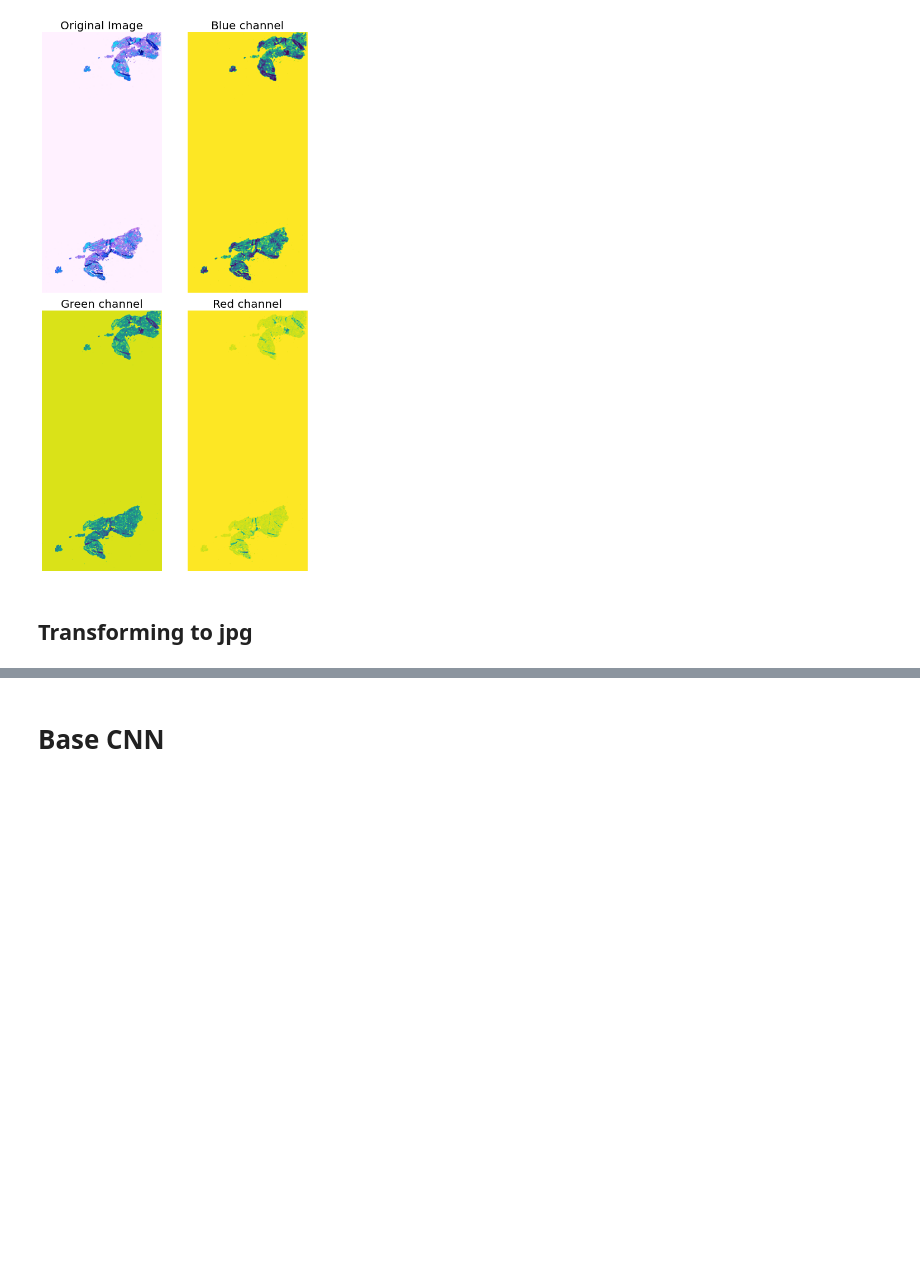
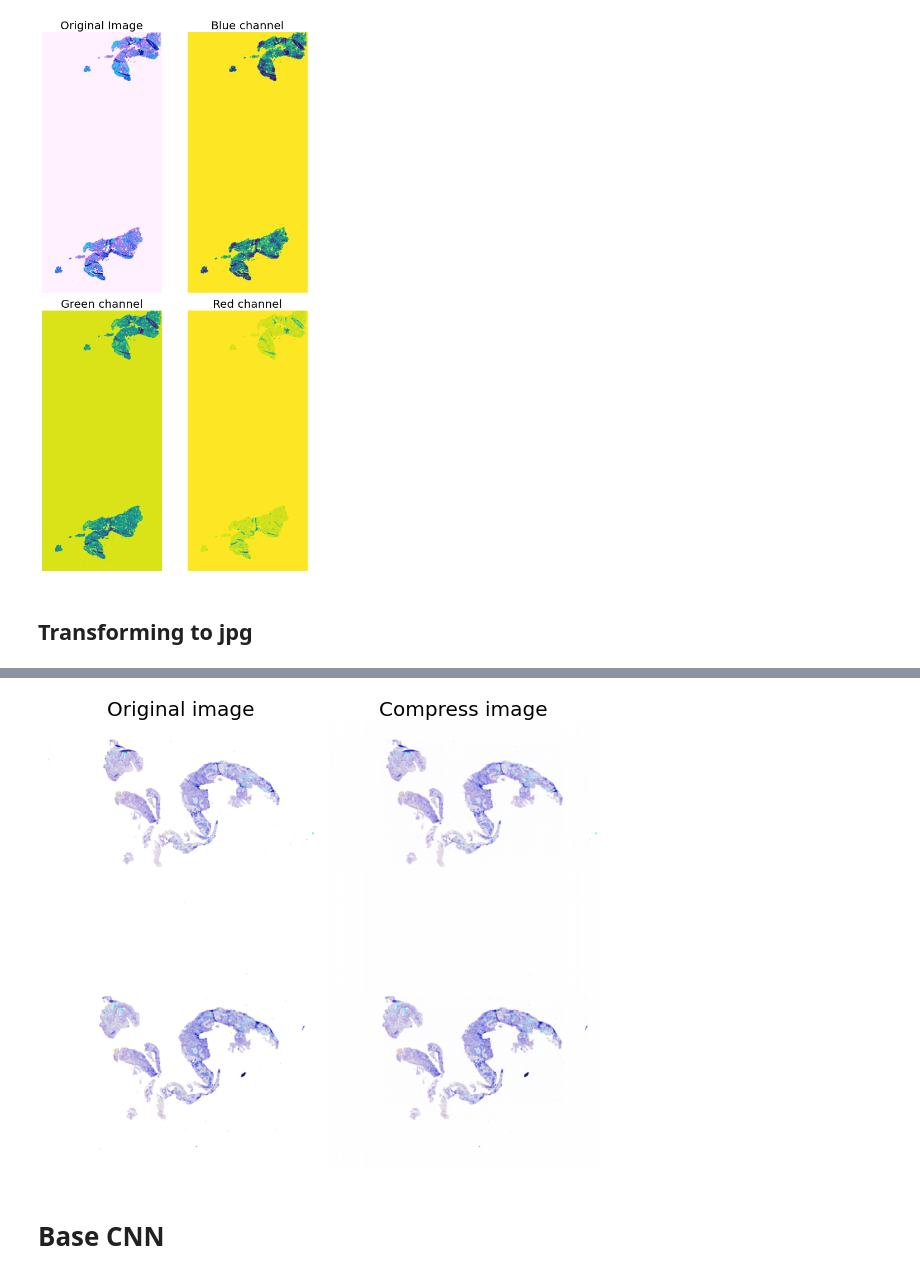
Before and after one commit to EnriqueProjectsIA/Mayo-Clinic---STRIP-AI, a Jupyter notebook: Mayo_clinic_exploration+CNN.ipynb, the cells around one changed output, grey strips where cells are left out. Cells and saved outputs as stored; diff of their text form; code cells hidden in the pictures; blank space fills up the shorter version.

```diff
--- a/Mayo_clinic_exploration+CNN.ipynb
+++ b/Mayo_clinic_exploration+CNN.ipynb
@@ -199,0 +227,4 @@ for folder in folders:
+# %%
+rScaled = r/255
+gScaled = g/255
+bScaled = b/255
@@ -199,0 +275,18 @@ for folder in folders:
+# %%
+pcaR_comp = pcaR.inverse_transform(pcaR_trans)
+pcaG_comp = pcaG.inverse_transform(pcaG_trans)
+pcaB_comp = pcaB.inverse_transform(pcaB_trans)
+# %%
+imgOriginal = cv2.merge((b, g, r))
+imgComp = cv2.merge((pcaB_comp, pcaG_comp, pcaR_comp))
+images = [imgOriginal,imgComp]
+title = ['Original image', 'Compress image']
+plt.figure(figsize =(8,14))
+for n,i in enumerate(images):
+  plt.subplot(1,2,n+1)
+  plt.imshow(i)
+  plt.axis('off')
+  plt.title(title[n], size = 20)
+plt.tight_layout()
+plt.show()
+# %% [output]
@@ -200,3 +294,4 @@ for folder in folders:
+[figure, added]
 # %% [markdown]
 # Base CNN
 # %%
```
Also changed, not shown: parts of 12 cells of this notebook.
